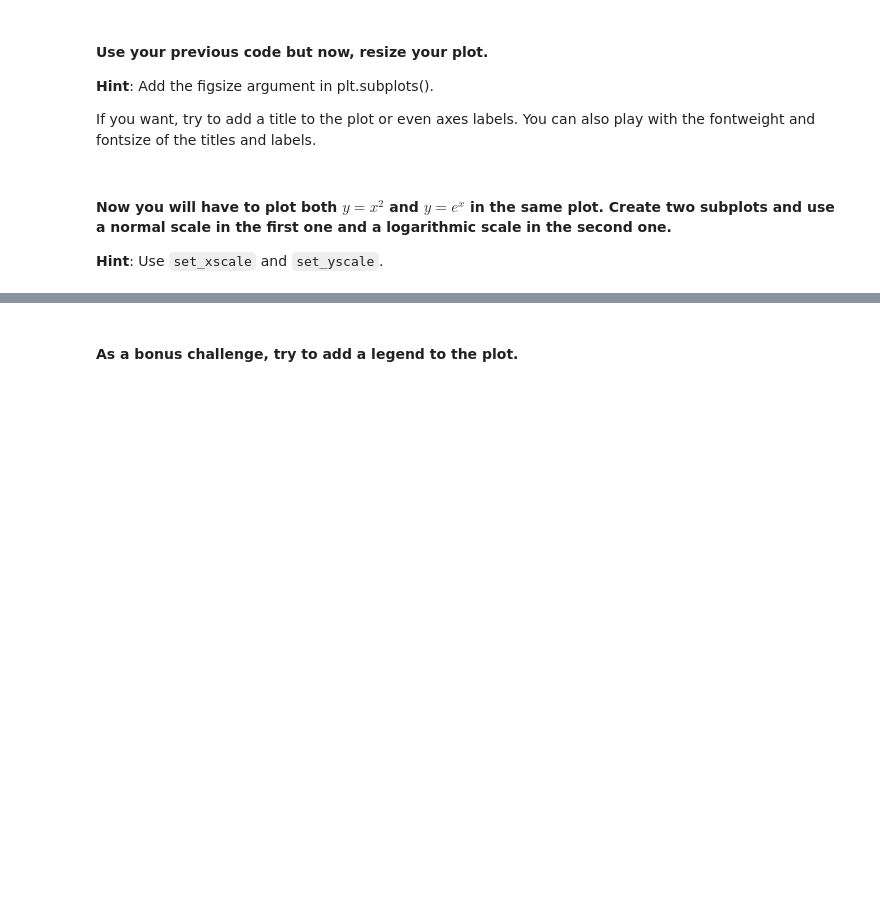
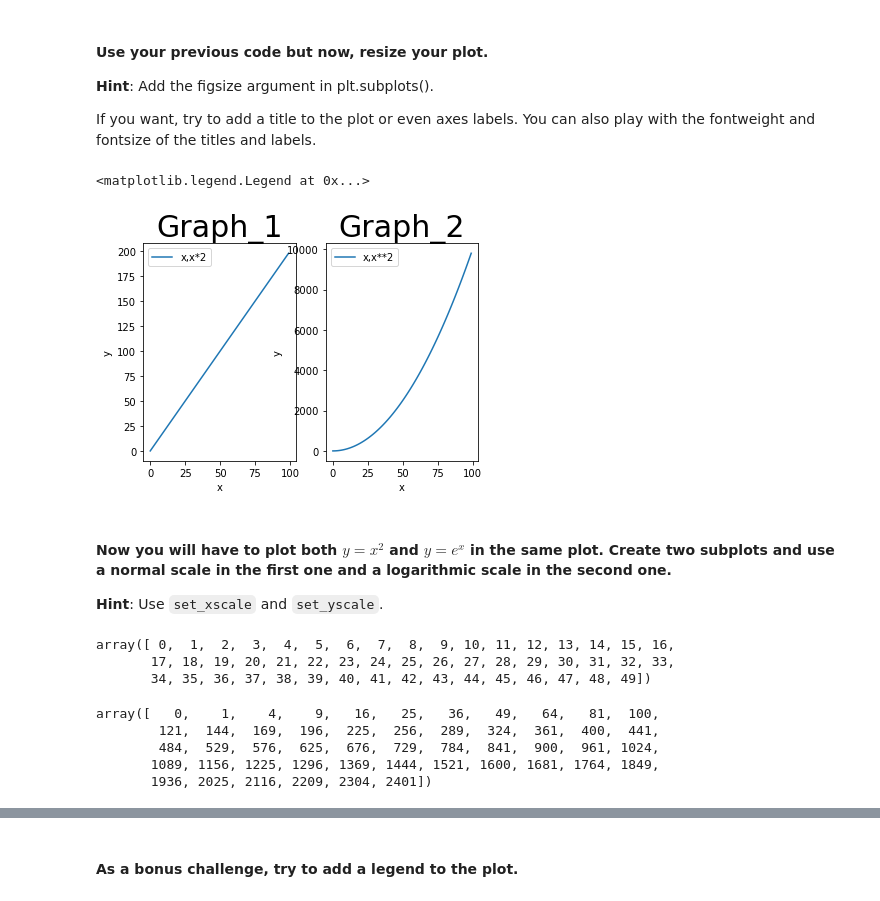
Before and after one commit to AbdulAlabdali/DA_tasks, a Jupyter notebook: Mod 2 Lab 1/Mod 2 Lab 1 Matplotlib & Seaborn.ipynb, the cells around one changed output, grey strips where cells are left out. Cells and saved outputs as stored; diff of their text form; code cells hidden in the pictures; blank space fills up the shorter version.

```diff
--- a/Mod 2 Lab 1/Mod 2 Lab 1 Matplotlib & Seaborn.ipynb
+++ b/Mod 2 Lab 1/Mod 2 Lab 1 Matplotlib & Seaborn.ipynb
@@ -81,3 +92,18 @@ If you want, try to add a title to the plot or even axes labels. You can also pl
+# %%
+fig,[ax1,ax2]=plt.subplots(1,2)
+ax1.plot(x,y, label="x,x*2")
+ax1.set_xlabel("x")
+ax1.set_ylabel("y")
+ax1.set_title("Graph_1", fontsize=30, fontweight=30)
+ax1.legend()
+ax2.plot(x,z, label="x,x**2")
+ax2.set_xlabel("x")
+ax2.set_ylabel("y")
+ax2.set_title("Graph_2", fontsize=30, fontweight=30)
+ax2.legend()
+# %% [output]
+<matplotlib.legend.Legend at 0x...>
+[figure, added]
 # %% [markdown]
 #### Now you will have to plot both $y=x^2$ and $y=e^x$ in the same plot. Create two subplots and use a normal scale in the first one and a logarithmic scale in the second one.
 **Hint**: Use `set_xscale` and `set_yscale`.
@@ -85,0 +110,16 @@ If you want, try to add a title to the plot or even axes labels. You can also pl
+# %%
+x1=np.arange(0,50)
+x1
+# %% [output]
+array([ 0,  1,  2,  3,  4,  5,  6,  7,  8,  9, 10, 11, 12, 13, 14, 15, 16,
+       17, 18, 19, 20, 21, 22, 23, 24, 25, 26, 27, 28, 29, 30, 31, 32, 33,
+       34, 35, 36, 37, 38, 39, 40, 41, 42, 43, 44, 45, 46, 47, 48, 49])
+# %%
+y1=x1**2
+y1
+# %% [output]
+array([   0,    1,    4,    9,   16,   25,   36,   49,   64,   81,  100,
+        121,  144,  169,  196,  225,  256,  289,  324,  361,  400,  441,
+        484,  529,  576,  625,  676,  729,  784,  841,  900,  961, 1024,
+       1089, 1156, 1225, 1296, 1369, 1444, 1521, 1600, 1681, 1764, 1849,
+       1936, 2025, 2116, 2209, 2304, 2401])
```
Also changed, not shown: parts of 53 cells of this notebook, 11 other files.
